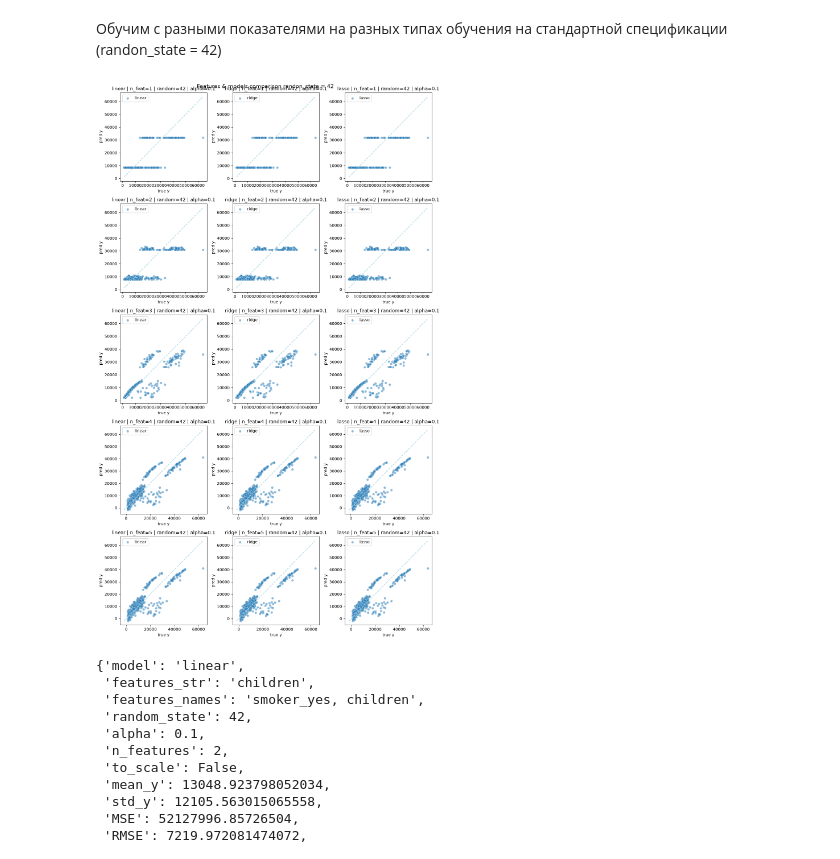
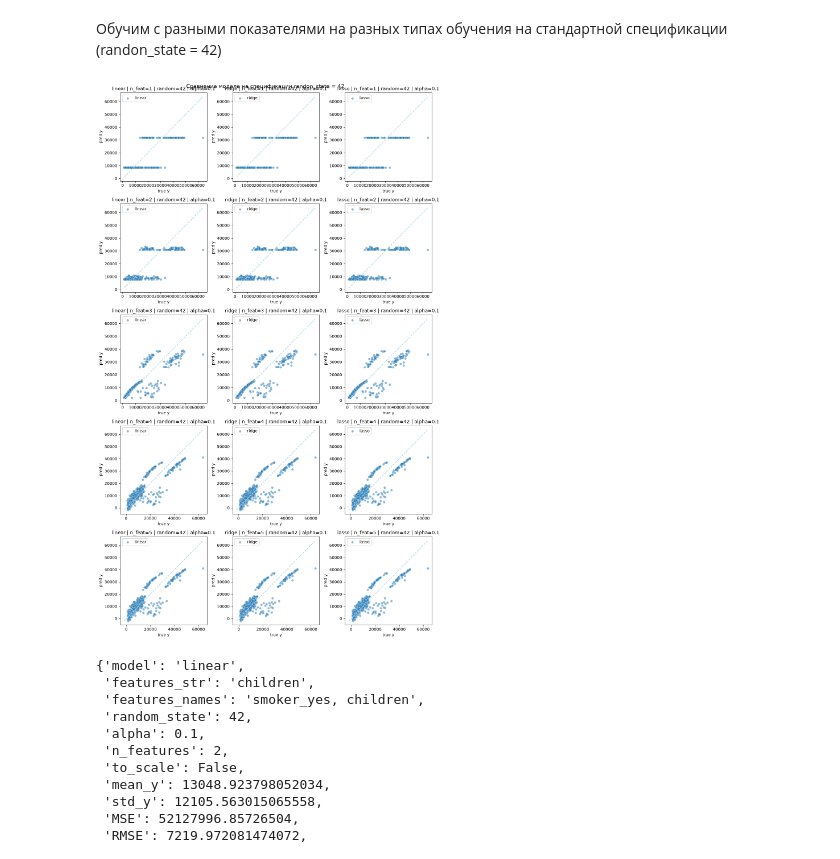
Before and after one commit to ceteravincis/dz_regressii_misskiy, a Jupyter notebook: dz-regressiya.ipynb, the cells around one changed output. Cells and saved outputs as stored; diff of their text form; code cells hidden in the pictures.

```diff
--- a/dz-regressiya.ipynb
+++ b/dz-regressiya.ipynb
@@ -398,25 +398,25 @@ def compare_models(models, title='Model comparison', figsize_per=4):
 # %%
 # Показатели для обучения
 features_list = [
     ['smoker_yes'],
     ['smoker_yes', 'children'],
     ['smoker_yes', 'children', 'age'],
     ['smoker_yes', 'children', 'age', 'bmi'],
     ['smoker_yes', 'children', 'age', 'bmi','region_northeast']
 ]
 # features_to_plot = ['age', 'bmi', 'children', 'smoker_yes', 'region_northeast', 'region_northwest', 'region_southeast', 'region_southwest']
 
 
 # Обучим на стандартной спецификации (у нас по умолчанию randon_state = 42)
 models = []
 for feats in features_list:
     for kind in ['linear', 'ridge', 'lasso']:
         models.append(ML_insuranceLLM(df_encoded, features_col=feats,
                                    model_kind=kind, alpha=0.1))
 
-metrics_df = compare_models(models, title='Features & models comparison randon_state = 42')
+metrics_df = compare_models(models, title='Сравнение моделе на спецификации randon_state = 42')
 # %% [output]
-[figure, old version]
+[figure, new version]
 # %%
 models[3].get_metrics()
 # %% [output]
```
Also changed, not shown: parts of 3 cells of this notebook.
